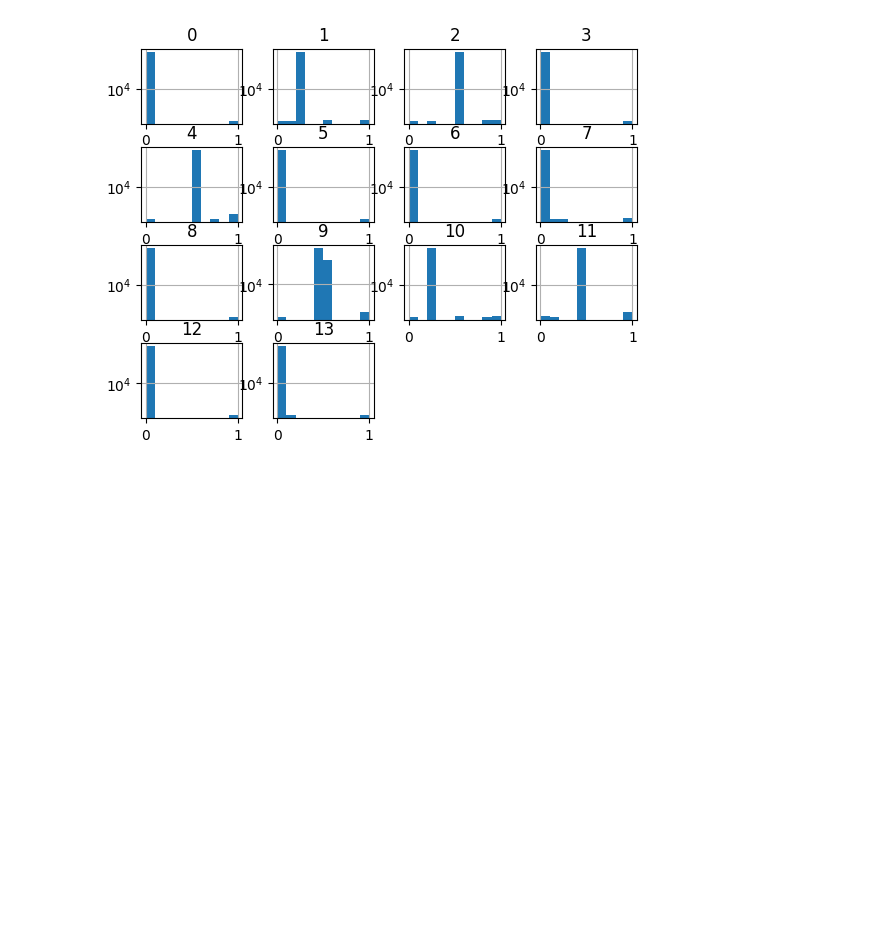
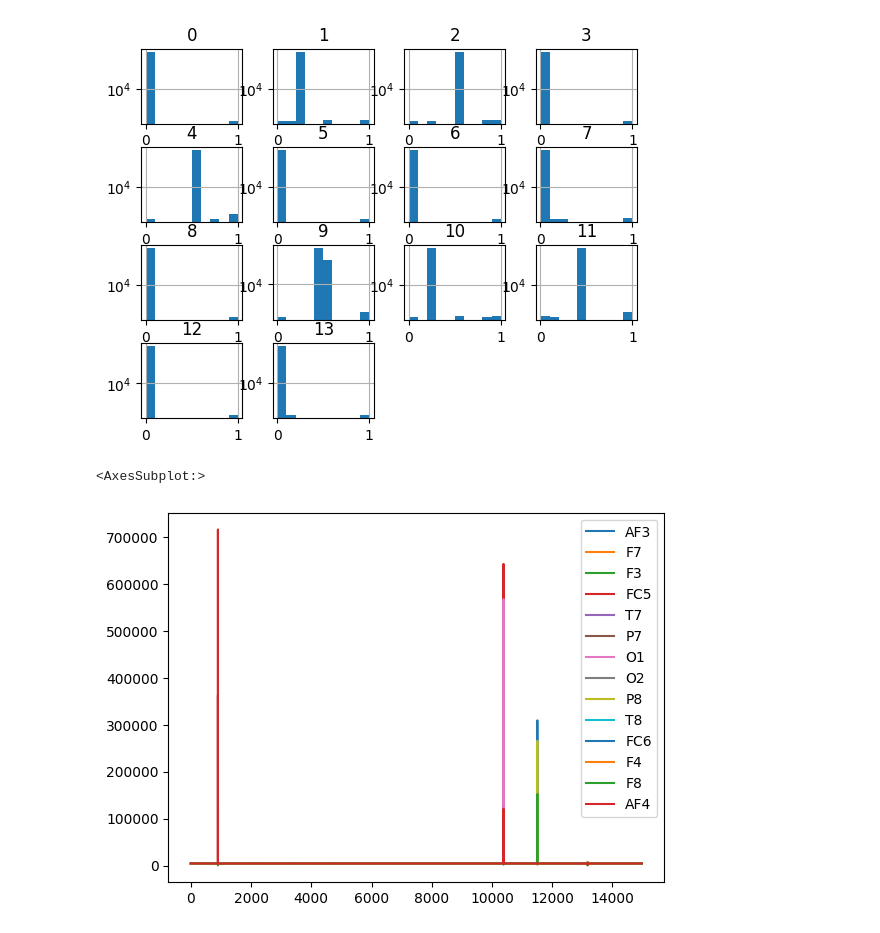
Before and after one commit to istvan-derda/Istvans-TSGBench, a Jupyter notebook: visualizations/d7_rare_min_max_values.ipynb, the cells around one changed output. Saved outputs shown, nothing was run; the diff lists cells and outputs as text; code cells hidden in the pictures; blank space fills up the shorter version.

Commit message:
TSGBench: plot raw datasets and rare D7 outliers

```diff
--- a/visualizations/d7_rare_min_max_values.ipynb
+++ b/visualizations/d7_rare_min_max_values.ipynb
@@ -24,3 +24,9 @@ array([[<AxesSubplot:title={'center':'0'}>,
         <AxesSubplot:title={'center':'13'}>, <AxesSubplot:>,
         <AxesSubplot:>]], dtype=object)
 [figure]
+# %%
+D7_raw = pd.read_csv(here('data/ori_raw/D7_eeg.csv'))
+D7_raw.plot()
+# %% [output]
+<AxesSubplot:>
+[figure, added]
```
Also changed, not shown: parts of 6 cells of this notebook, 1 other file.
